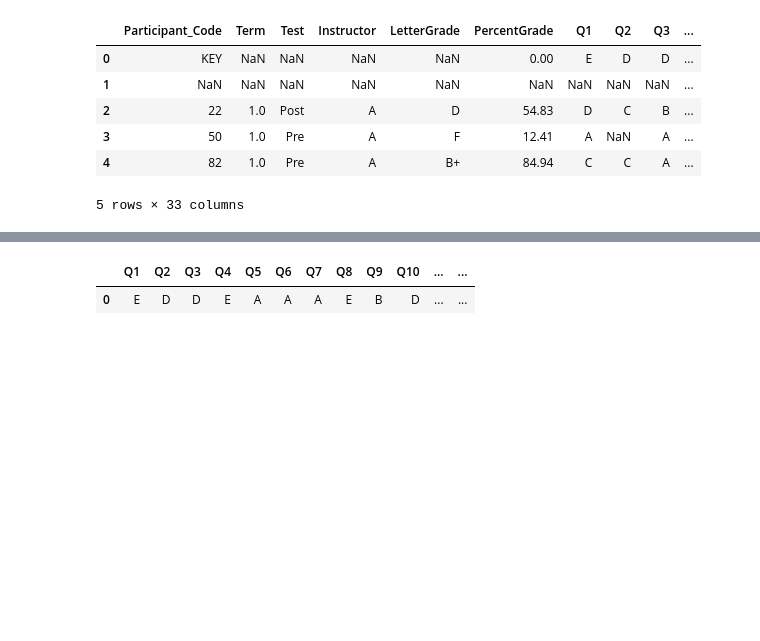
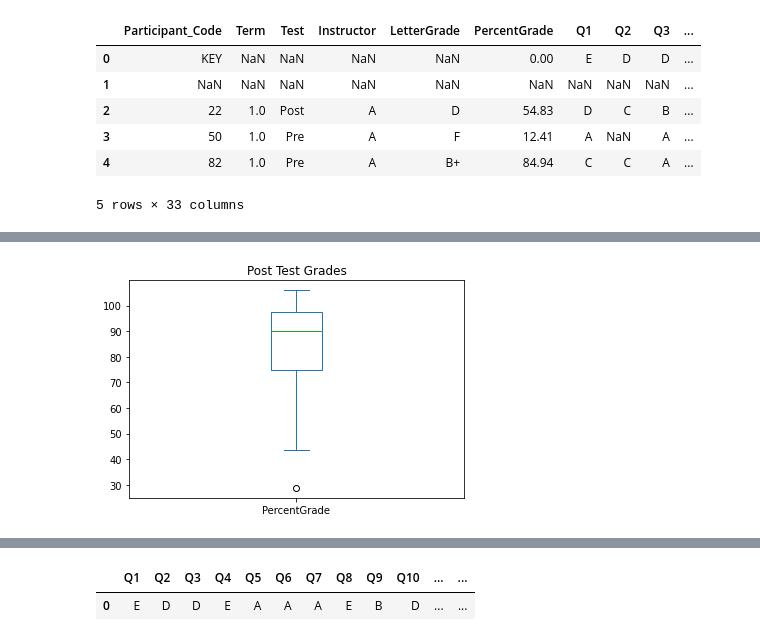
Before and after one commit to fc410/DataAnalysis, a Jupyter notebook: Grades Analysis.ipynb, the cells around one changed output, grey strips where cells are left out. Drawn from its saved outputs; the diff is of its cells as text; code cells hidden in the pictures; blank space fills up the shorter version.

```diff
--- a/Grades Analysis.ipynb
+++ b/Grades Analysis.ipynb
@@ -61,0 +106,9 @@ data.drop(1, inplace = True)
+# %%
+# Create a box plot for the post test scores of the children
+is_post = test_results['Test'] == 'Post'
+is_post = test_results[is_post]
+is_post.plot(kind='box', x = 'Test', y = 'PercentGrade', title='Post Test Grades')
+is_post.set_xlabel=('Post')
+is_post.set_ylabel=('Grade')
+# %% [output]
+[figure, added]
```
Also changed, not shown: parts of 24 cells of this notebook, 4 other files.
